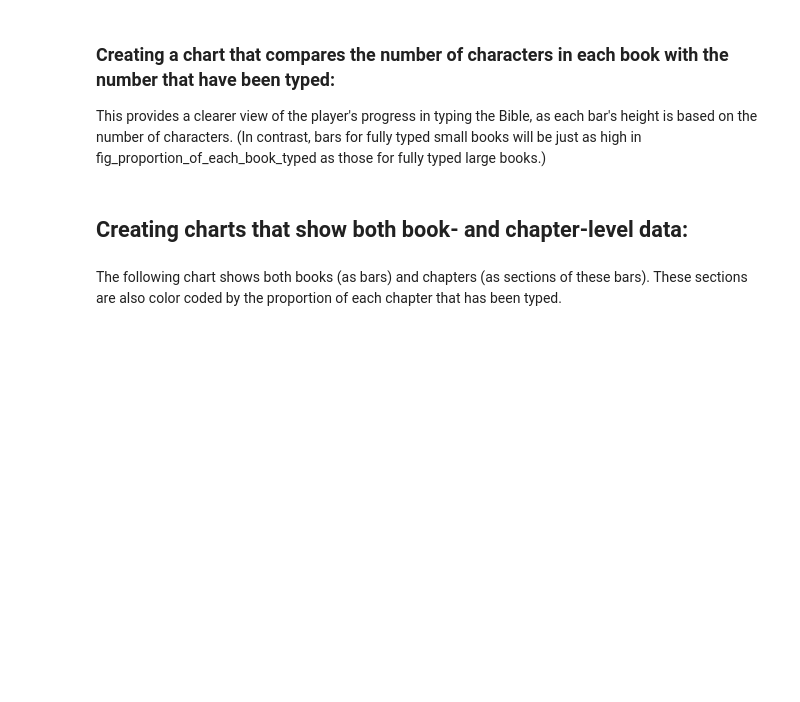
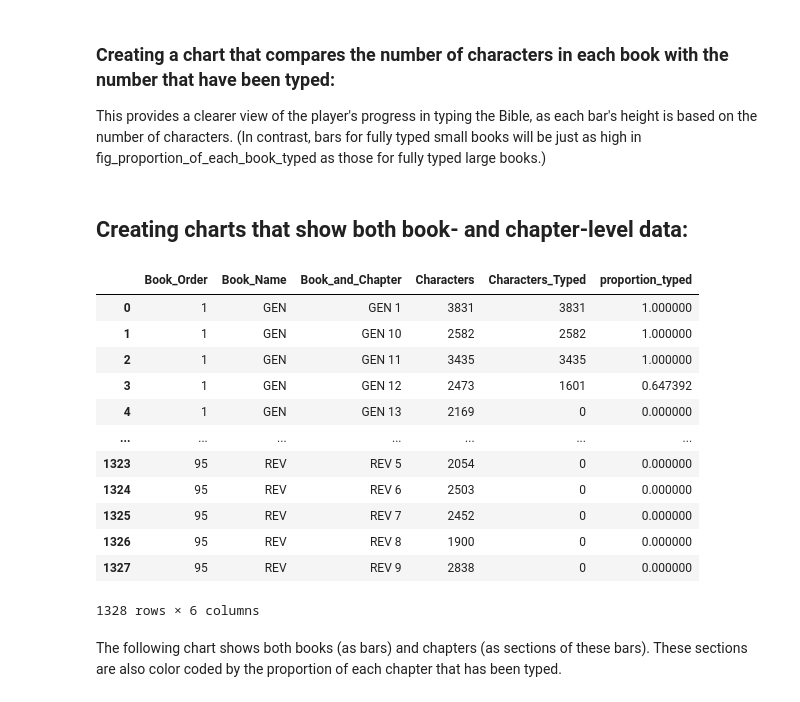
Before and after one commit to kburchfiel/Type_The_Bible, a Jupyter notebook: Type_The_Bible_v2.ipynb, the cells around one changed output. Saved outputs shown, nothing was run; the diff lists cells and outputs as text; code cells hidden in the pictures; blank space fills up the shorter version.

```diff
--- a/Type_The_Bible_v2.ipynb
+++ b/Type_The_Bible_v2.ipynb
@@ -16,6 +16,7 @@ Next steps: (Not necessarily in order of importance)
 * Add in more documentation
 # %%
 import pandas as pd
+pd.set_option('display.max_columns', 1000)
 import time
 import plotly.express as px
 from getch import getch # Installed this library using pip install py-getch, not
@@ -493,10 +695,29 @@ fig_characters_typed_in_each_book
 # %% [markdown]
 ## Creating charts that show both book- and chapter-level data:
 # %%
-df_characters_typed_by_book_and_chapter = df_Bible.pivot_table(index = ['Book_Order', 'Book_Name', 'Book_and_Chapter'], values = ['Characters', 'Characters_Typed'], aggfunc = 'sum').reset_index()
-df_characters_typed_by_book_and_chapter['proportion_typed'] = df_characters_typed_by_book_and_chapter['Characters_Typed'] / df_characters_typed_by_book_and_chapter['Characters']
-df_characters_typed_by_book_and_chapter.to_csv('Analyses/characters_typed_by_book_and_chapter.csv')
+df_characters_typed_by_book_and_chapter = df_Bible.pivot_table(index = [
+'Book_Order', 'Book_Name', 'Book_and_Chapter'], values = [
+    'Characters', 'Characters_Typed'], aggfunc = 'sum').reset_index()
+df_characters_typed_by_book_and_chapter[
+'proportion_typed'] = df_characters_typed_by_book_and_chapter[
+'Characters_Typed'] / df_characters_typed_by_book_and_chapter['Characters']
+df_characters_typed_by_book_and_chapter.to_csv(
+    'Analyses/characters_typed_by_book_and_chapter.csv')
 df_characters_typed_by_book_and_chapter
+# %% [output]
+|  | Book_Order | Book_Name | Book_and_Chapter | Characters | Characters_Typed | proportion_typed |
+| 0 | 1 | GEN | GEN 1 | 3831 | 3831 | 1.000000 |
+| 1 | 1 | GEN | GEN 10 | 2582 | 2582 | 1.000000 |
+| 2 | 1 | GEN | GEN 11 | 3435 | 3435 | 1.000000 |
+| 3 | 1 | GEN | GEN 12 | 2473 | 1601 | 0.647392 |
+| 4 | 1 | GEN | GEN 13 | 2169 | 0 | 0.000000 |
+| ... | ... | ... | ... | ... | ... | ... |
+| 1323 | 95 | REV | REV 5 | 2054 | 0 | 0.000000 |
+| 1324 | 95 | REV | REV 6 | 2503 | 0 | 0.000000 |
+| 1325 | 95 | REV | REV 7 | 2452 | 0 | 0.000000 |
+| 1326 | 95 | REV | REV 8 | 1900 | 0 | 0.000000 |
+| 1327 | 95 | REV | REV 9 | 2838 | 0 | 0.000000 |
+1328 rows × 6 columns
 # %% [markdown]
 The following chart shows both books (as bars) and chapters (as sections of these bars). These sections are also color coded by the proportion of each chapter that has been typed.
 # %%
```
Also changed, not shown: parts of 50 cells of this notebook, 33 other files.
